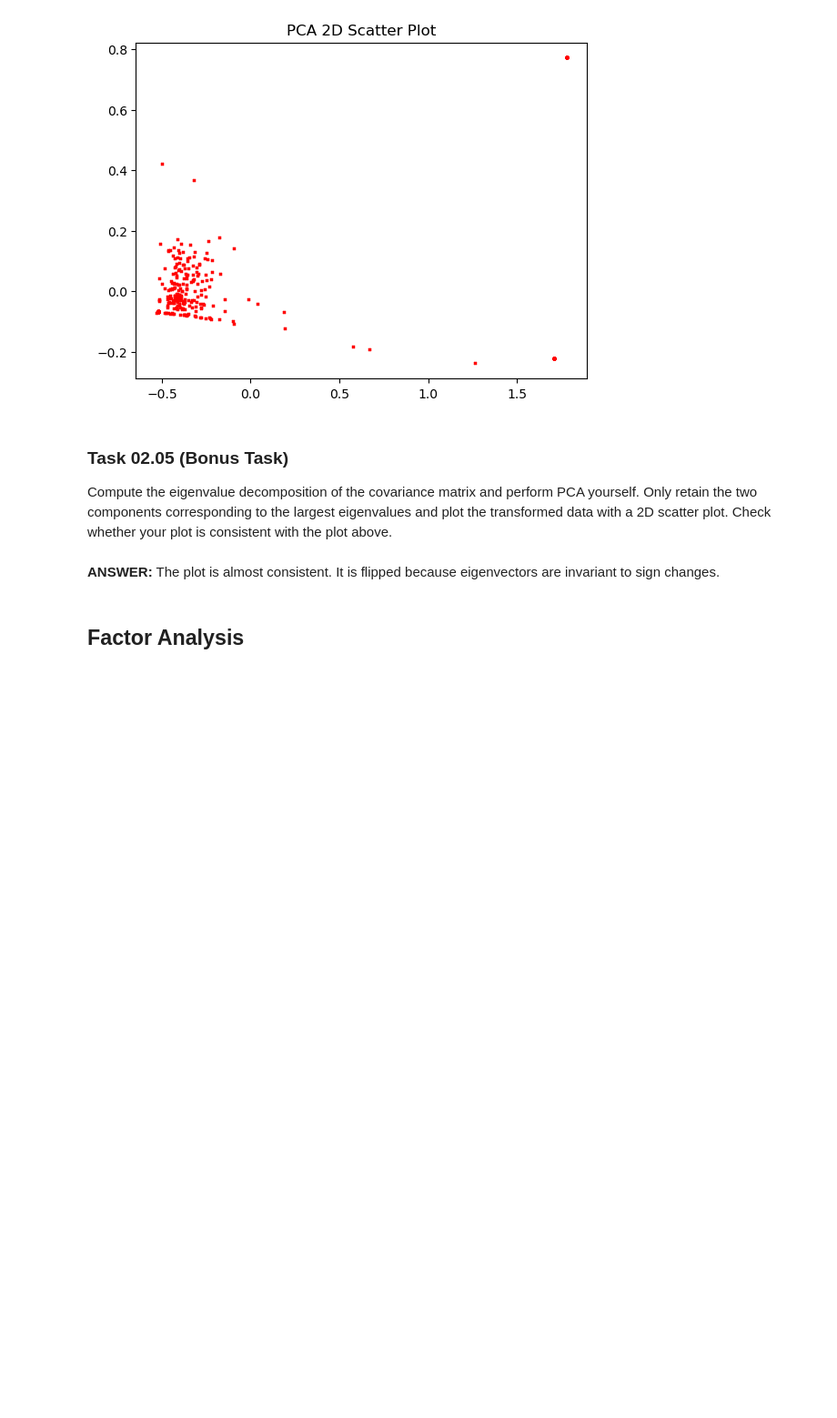
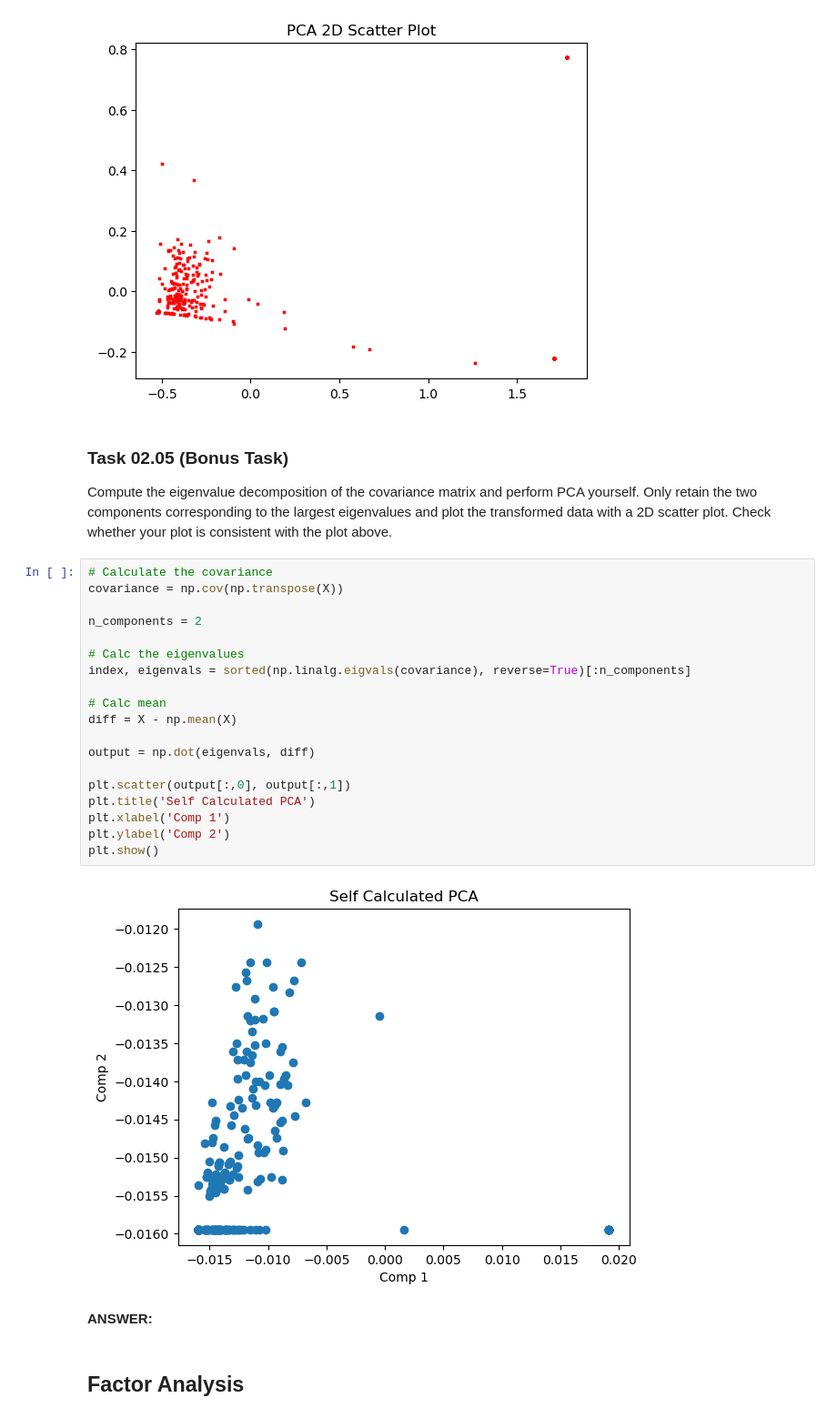
Before and after one commit to d3nnis2001/Data-Mining-Lecture, a Jupyter notebook: Abgabe2/sheet02.ipynb, the cells around one changed output. Shown at 91% size. Drawn from its saved outputs; the diff is of its cells as text; blank space fills up the shorter version.

Commit message:
updated the answers

```diff
--- a/Abgabe2/sheet02.ipynb
+++ b/Abgabe2/sheet02.ipynb
@@ -137,8 +137,29 @@ plt.show()
 ### Task 02.05 (Bonus Task)
 
 Compute the eigenvalue decomposition of the covariance matrix and perform PCA yourself. Only retain the two components corresponding to the largest eigenvalues and plot the transformed data with a 2D scatter plot. Check whether your plot is consistent with the plot above.
+# %%
+# Calculate the covariance
+covariance = np.cov(np.transpose(X))
+
+n_components = 2
+
+# Calc the eigenvalues
+index, eigenvals = sorted(np.linalg.eigvals(covariance), reverse=True)[:n_components]
+
+# Calc mean
+diff = X - np.mean(X)
+
+output = np.dot(eigenvals, diff)
+
+plt.scatter(output[:,0], output[:,1])
+plt.title('Self Calculated PCA')
+plt.xlabel('Comp 1')
+plt.ylabel('Comp 2')
+plt.show()
+# %% [output]
+[figure, added]
 # %% [markdown]
-**ANSWER:** The plot is almost consistent. It is flipped because eigenvectors are invariant to sign changes.
+**ANSWER:**
 # %% [markdown]
 ## Factor Analysis
 # %% [markdown]
```
Also changed, not shown: parts of 12 cells of this notebook.
